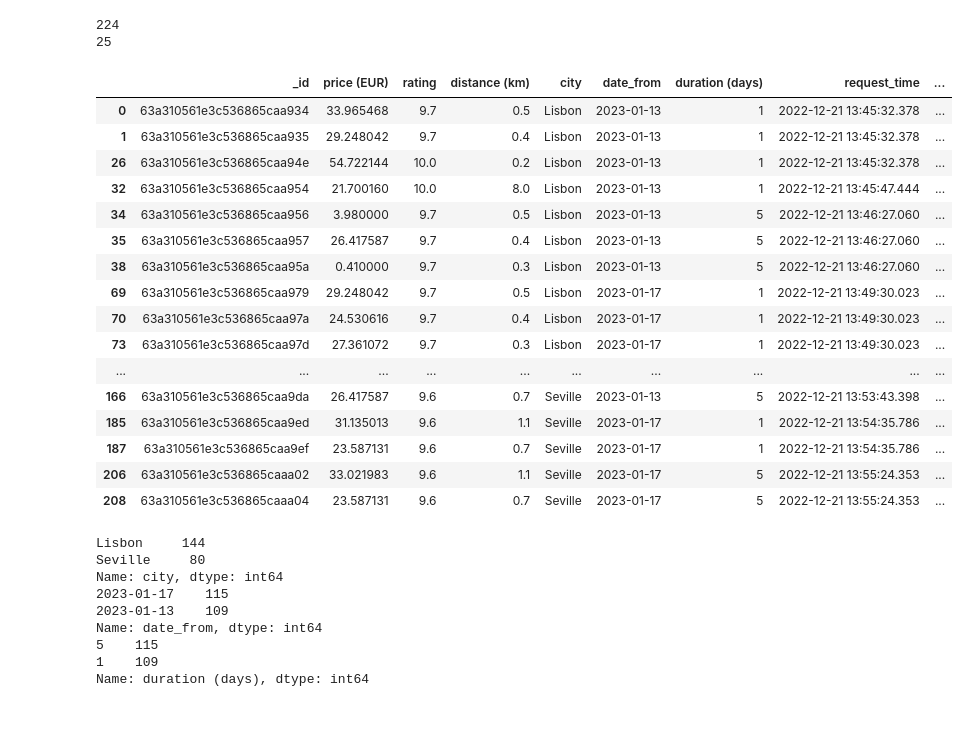
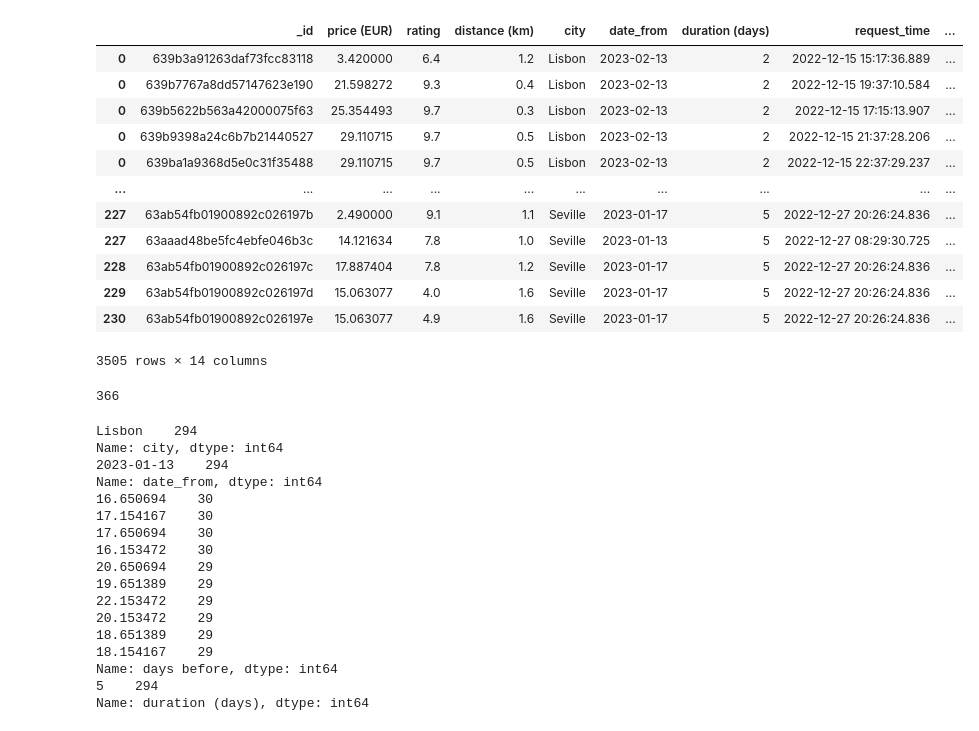
Before and after one commit to s3flsago/hostelprices, a Jupyter notebook: notebooks/analyze_remote_data.ipynb, the cells around one changed output. Cells and saved outputs as stored; diff of their text form; code cells hidden in the pictures.

```diff
--- a/notebooks/analyze_remote_data.ipynb
+++ b/notebooks/analyze_remote_data.ipynb
@@ -51,41 +53,46 @@ df_all
 # %%
 hdf = HostelDF(df_all)
-print(len(hdf))
-hdf = hdf.filter(min_rating=9.5)
-print(len(hdf))
 hdf
 # %% [output]
+|  | _id | price (EUR) | rating | distance (km) | city | date_from | duration (days) | request_time | ... |
+| 0 | 639b3a91263daf73fcc83118 | 3.420000 | 6.4 | 1.2 | Lisbon | 2023-02-13 | 2 | 2022-12-15 15:17:36.889 | ... |
+| 0 | 639b7767a8dd57147623e190 | 21.598272 | 9.3 | 0.4 | Lisbon | 2023-02-13 | 2 | 2022-12-15 19:37:10.584 | ... |
+| 0 | 639b5622b563a42000075f63 | 25.354493 | 9.7 | 0.3 | Lisbon | 2023-02-13 | 2 | 2022-12-15 17:15:13.907 | ... |
+| 0 | 639b9398a24c6b7b21440527 | 29.110715 | 9.7 | 0.5 | Lisbon | 2023-02-13 | 2 | 2022-12-15 21:37:28.206 | ... |
+| 0 | 639ba1a9368d5e0c31f35488 | 29.110715 | 9.7 | 0.5 | Lisbon | 2023-02-13 | 2 | 2022-12-15 22:37:29.237 | ... |
+| ... | ... | ... | ... | ... | ... | ... | ... | ... | ... |
+| 227 | 63ab54fb01900892c026197b | 2.490000 | 9.1 | 1.1 | Seville | 2023-01-17 | 5 | 2022-12-27 20:26:24.836 | ... |
+| 227 | 63aaad48be5fc4ebfe046b3c | 14.121634 | 7.8 | 1.0 | Seville | 2023-01-13 | 5 | 2022-12-27 08:29:30.725 | ... |
+| 228 | 63ab54fb01900892c026197c | 17.887404 | 7.8 | 1.2 | Seville | 2023-01-17 | 5 | 2022-12-27 20:26:24.836 | ... |
+| 229 | 63ab54fb01900892c026197d | 15.063077 | 4.0 | 1.6 | Seville | 2023-01-17 | 5 | 2022-12-27 20:26:24.836 | ... |
+| 230 | 63ab54fb01900892c026197e | 15.063077 | 4.9 | 1.6 | Seville | 2023-01-17 | 5 | 2022-12-27 20:26:24.836 | ... |
-224
-25
+3505 rows × 14 columns
-|  | _id | price (EUR) | rating | distance (km) | city | date_from | duration (days) | request_time | ... |
-| 0 | 63a310561e3c536865caa934 | 33.965468 | 9.7 | 0.5 | Lisbon | 2023-01-13 | 1 | 2022-12-21 13:45:32.378 | ... |
-| 1 | 63a310561e3c536865caa935 | 29.248042 | 9.7 | 0.4 | Lisbon | 2023-01-13 | 1 | 2022-12-21 13:45:32.378 | ... |
-| 26 | 63a310561e3c536865caa94e | 54.722144 | 10.0 | 0.2 | Lisbon | 2023-01-13 | 1 | 2022-12-21 13:45:32.378 | ... |
-| 32 | 63a310561e3c536865caa954 | 21.700160 | 10.0 | 8.0 | Lisbon | 2023-01-13 | 1 | 2022-12-21 13:45:47.444 | ... |
-| 34 | 63a310561e3c536865caa956 | 3.980000 | 9.7 | 0.5 | Lisbon | 2023-01-13 | 5 | 2022-12-21 13:46:27.060 | ... |
-| 35 | 63a310561e3c536865caa957 | 26.417587 | 9.7 | 0.4 | Lisbon | 2023-01-13 | 5 | 2022-12-21 13:46:27.060 | ... |
-| 38 | 63a310561e3c536865caa95a | 0.410000 | 9.7 | 0.3 | Lisbon | 2023-01-13 | 5 | 2022-12-21 13:46:27.060 | ... |
-| 69 | 63a310561e3c536865caa979 | 29.248042 | 9.7 | 0.5 | Lisbon | 2023-01-17 | 1 | 2022-12-21 13:49:30.023 | ... |
-| 70 | 63a310561e3c536865caa97a | 24.530616 | 9.7 | 0.4 | Lisbon | 2023-01-17 | 1 | 2022-12-21 13:49:30.023 | ... |
-| 73 | 63a310561e3c536865caa97d | 27.361072 | 9.7 | 0.3 | Lisbon | 2023-01-17 | 1 | 2022-12-21 13:49:30.023 | ... |
-| ... | ... | ... | ... | ... | ... | ... | ... | ... | ... |
-| 166 | 63a310561e3c536865caa9da | 26.417587 | 9.6 | 0.7 | Seville | 2023-01-13 | 5 | 2022-12-21 13:53:43.398 | ... |
-| 185 | 63a310561e3c536865caa9ed | 31.135013 | 9.6 | 1.1 | Seville | 2023-01-17 | 1 | 2022-12-21 13:54:35.786 | ... |
-| 187 | 63a310561e3c536865caa9ef | 23.587131 | 9.6 | 0.7 | Seville | 2023-01-17 | 1 | 2022-12-21 13:54:35.786 | ... |
-| 206 | 63a310561e3c536865caaa02 | 33.021983 | 9.6 | 1.1 | Seville | 2023-01-17 | 5 | 2022-12-21 13:55:24.353 | ... |
-| 208 | 63a310561e3c536865caaa04 | 23.587131 | 9.6 | 0.7 | Seville | 2023-01-17 | 5 | 2022-12-21 13:55:24.353 | ... |
+# %%
+hdf_sel = hdf.filter((hdf.city=='Lisbon') & (hdf.date_from=='2023-01-13') & (hdf["distance (km)"]<10) & (hdf["rating"]>5) & (hdf["duration (days)"]==5))
+len(hdf_sel)
+# %% [output]
+366
 # %%
-print(df_all.city.value_counts())
-print(df_all.date_from.value_counts())
-print(df_all["duration (days)"].value_counts())
+print(hdf_sel.city.value_counts())
+print(hdf_sel.date_from.value_counts())
+print(hdf_sel[Defs.colName('time_before')].value_counts())
+print(hdf_sel[Defs.colName('duration')].value_counts())
 # %% [output]
-Lisbon     144
-Seville     80
+Lisbon    294
 Name: city, dtype: int64
-2023-01-17    115
-2023-01-13    109
+2023-01-13    294
 Name: date_from, dtype: int64
-5    115
-1    109
+16.650694    30
+17.154167    30
+17.650694    30
+16.153472    30
+20.650694    29
+19.651389    29
+22.153472    29
+20.153472    29
+18.651389    29
+18.154167    29
+Name: days before, dtype: int64
+5    294
 Name: duration (days), dtype: int64
 # %%
```
Also changed, not shown: parts of 8 cells of this notebook, 6 other files.
